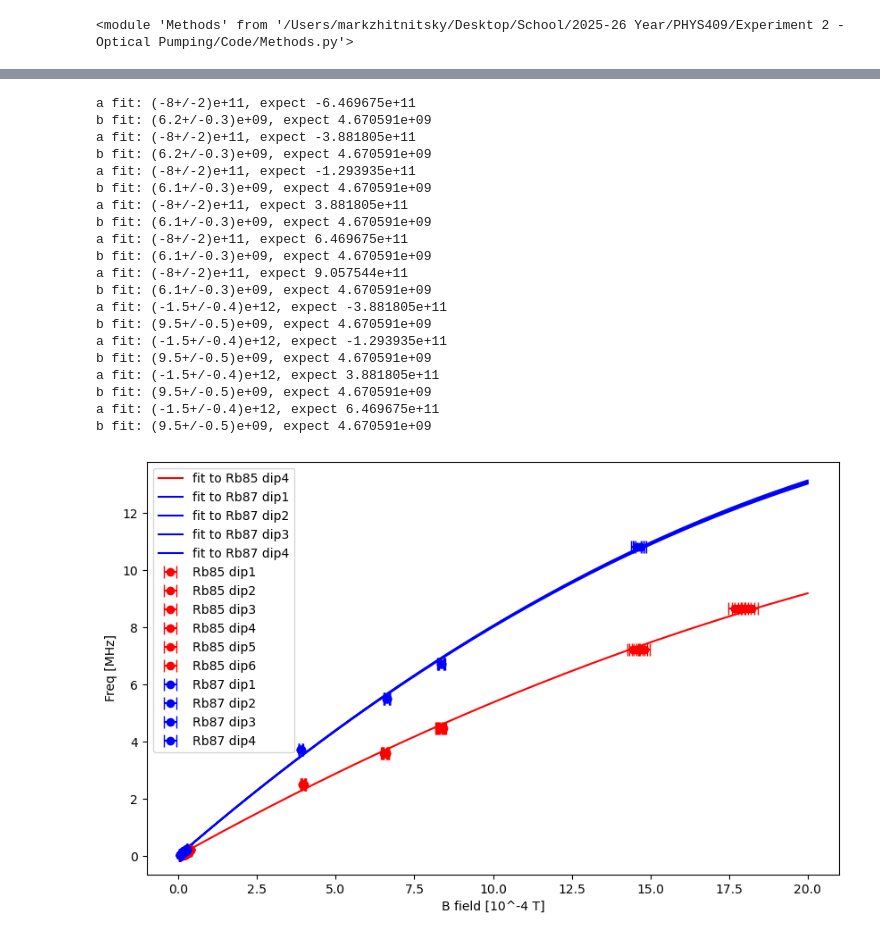
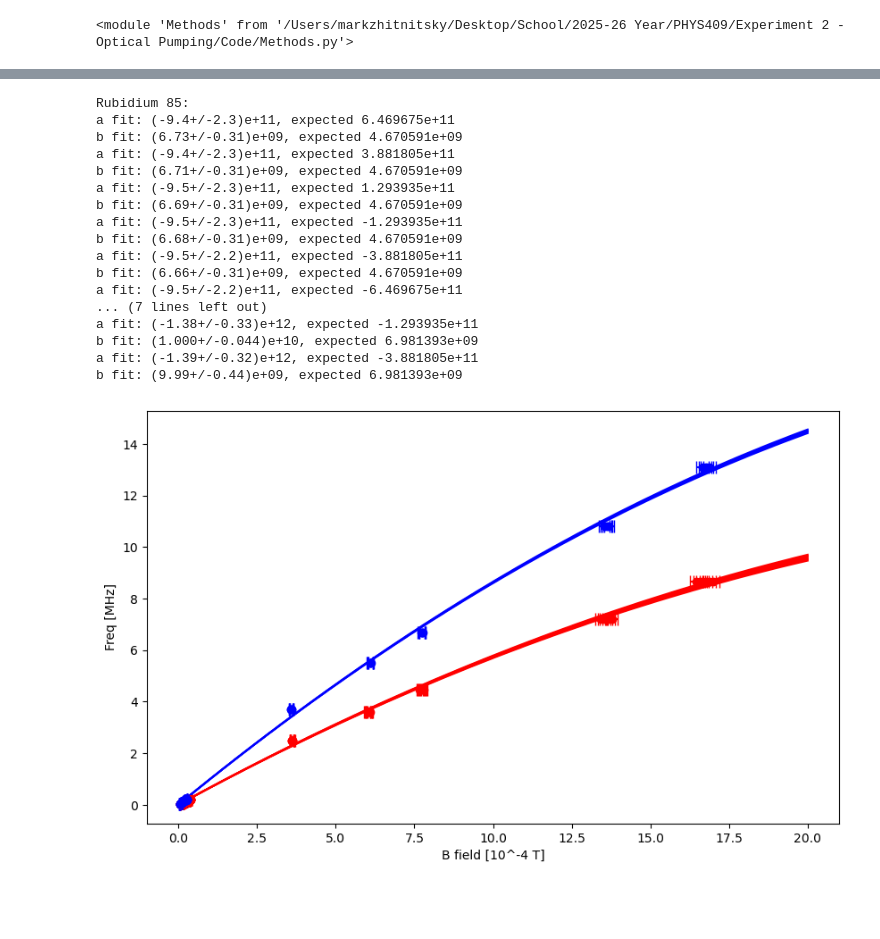
Before and after one commit to MarkZhit/PHYS409-Optical_Pumping, a Jupyter notebook: quadraticZeemanAnalysis.ipynb, the cells around one changed output, grey strips where cells are left out. Drawn from its saved outputs; the diff is of its cells as text; code cells hidden in the pictures; blank space fills up the shorter version.

```diff
--- a/quadraticZeemanAnalysis.ipynb
+++ b/quadraticZeemanAnalysis.ipynb
@@ -19,7 +19,7 @@ df1 = pd.read_csv('./models/quadraticRb85ZeemanData.csv', skiprows=2,
 df2 = pd.read_csv('./models/quadraticRb87ZeemanData.csv', skiprows=2,
                  usecols=[0,2,3,4,5,6,7,8,9], names=['Freq','dip1','udip1','dip2','udip2','dip3','udip3','dip4','udip4'])
 
-bAdjustment = 1.034
+bAdjustment = 1 # put it into the csv data now
 
 freqLow = df0['Freq'].values / 1000 # MHz
 freq85High = df1['Freq'].values # MHz
@@ -168,74 +246,73 @@ def fitQuadraticZeeman(B, uB, freq, Mf):
 
 # use scipy.odr to fit with the B field uncertainty (only have xerr, no yerr)
 # %%
-a85d1,b85d1, a85d1Expected, b85d1Expected, output85d1 = fitQuadraticZeeman(Rb85HighD1, uRb85HighD1,freq85High, 3)
-a85d2,b85d2, a85d2Expected, b85d2Expected, output85d2 = fitQuadraticZeeman(Rb85HighD2, uRb85HighD2, freq85High, 2)
-a85d3,b85d3, a85d3Expected, b85d3Expected, output85d3 = fitQuadraticZeeman(Rb85HighD3, uRb85HighD3, freq85High, 1)
-a85d5,b85d5, a85d5Expected, b85d5Expected, output85d4 = fitQuadraticZeeman(Rb85HighD4, uRb85HighD4, freq85High, -1)
-a85d5,b85d5, a85d5Expected, b85d5Expected, output85d5 = fitQuadraticZeeman(Rb85HighD5, uRb85HighD5, freq85High, -2)
-a85d6,b85d6, a85d6Expected, b85d6Expected, output85d6 = fitQuadraticZeeman(Rb85HighD6, uRb85HighD6, freq85High, -3)
+print("Rubidium 85:")
+a85d1,b85d1, a85d1Expected, b85d1Expected, output85d1 = fitQuadraticZeeman_85(Rb85HighD1, uRb85HighD1,freq85High, -2)
+a85d2,b85d2, a85d2Expected, b85d2Expected, output85d2 = fitQuadraticZeeman_85(Rb85HighD2, uRb85HighD2, freq85High, -1)
+a85d3,b85d3, a85d3Expected, b85d3Expected, output85d3 = fitQuadraticZeeman_85(Rb85HighD3, uRb85HighD3, freq85High, 0)
+a85d5,b85d5, a85d5Expected, b85d5Expected, output85d4 = fitQuadraticZeeman_85(Rb85HighD4, uRb85HighD4, freq85High, 1)
+a85d5,b85d5, a85d5Expected, b85d5Expected, output85d5 = fitQuadraticZeeman_85(Rb85HighD5, uRb85HighD5, freq85High, 2)
+a85d6,b85d6, a85d6Expected, b85d6Expected, output85d6 = fitQuadraticZeeman_85(Rb85HighD6, uRb85HighD6, freq85High, 3)
 
-a87d1,b87d1, a87d1Expected, b87d1Expected, output87d1 = fitQuadraticZeeman(Rb87HighD1, uRb87HighD1, freq87High, 2)
-a87d2,b87d2, a87d2Expected, b87d2Expected, output87d2 = fitQuadraticZeeman(Rb87HighD2, uRb87HighD2, freq87High, 1)
-a87d3,b87d3, a87d3Expected, b87d3Expected, output87d3 = fitQuadraticZeeman(Rb87HighD3, uRb87HighD3, freq87High, -1)
-a87d4,b87d4, a87d4Expected, b87d4Expected, output87d4 = fitQuadraticZeeman(Rb87HighD4, uRb87HighD4, freq87High, -2)
+print("\nRubidium 87:")
+a87d1,b87d1, a87d1Expected, b87d1Expected, output87d1 = fitQuadraticZeeman_87(Rb87HighD1, uRb87HighD1, freq87High, -1)
+a87d2,b87d2, a87d2Expected, b87d2Expected, output87d2 = fitQuadraticZeeman_87(Rb87HighD2, uRb87HighD2, freq87High, 0)
+a87d3,b87d3, a87d3Expected, b87d3Expected, output87d3 = fitQuadraticZeeman_87(Rb87HighD3, uRb87HighD3, freq87High, 1)
+a87d4,b87d4, a87d4Expected, b87d4Expected, output87d4 = fitQuadraticZeeman_87(Rb87HighD4, uRb87HighD4, freq87High, 2)
 
 bFullAxis = np.linspace(0,20/10**4)
 # %% [output]
-a fit: (-8+/-2)e+11, expect -6.469675e+11
-b fit: (6.2+/-0.3)e+09, expect 4.670591e+09
-a fit: (-8+/-2)e+11, expect -3.881805e+11
-b fit: (6.2+/-0.3)e+09, expect 4.670591e+09
-a fit: (-8+/-2)e+11, expect -1.293935e+11
-b fit: (6.1+/-0.3)e+09, expect 4.670591e+09
-a fit: (-8+/-2)e+11, expect 3.881805e+11
-b fit: (6.1+/-0.3)e+09, expect 4.670591e+09
-a fit: (-8+/-2)e+11, expect 6.469675e+11
-b fit: (6.1+/-0.3)e+09, expect 4.670591e+09
-a fit: (-8+/-2)e+11, expect 9.057544e+11
-b fit: (6.1+/-0.3)e+09, expect 4.670591e+09
-a fit: (-1.5+/-0.4)e+12, expect -3.881805e+11
-b fit: (9.5+/-0.5)e+09, expect 4.670591e+09
-a fit: (-1.5+/-0.4)e+12, expect -1.293935e+11
-b fit: (9.5+/-0.5)e+09, expect 4.670591e+09
-a fit: (-1.5+/-0.4)e+12, expect 3.881805e+11
-b fit: (9.5+/-0.5)e+09, expect 4.670591e+09
-a fit: (-1.5+/-0.4)e+12, expect 6.469675e+11
-b fit: (9.5+/-0.5)e+09, expect 4.670591e+09
+Rubidium 85:
+a fit: (-9.4+/-2.3)e+11, expected 6.469675e+11
+b fit: (6.73+/-0.31)e+09, expected 4.670591e+09
+a fit: (-9.4+/-2.3)e+11, expected 3.881805e+11
+b fit: (6.71+/-0.31)e+09, expected 4.670591e+09
+a fit: (-9.5+/-2.3)e+11, expected 1.293935e+11
+b fit: (6.69+/-0.31)e+09, expected 4.670591e+09
+a fit: (-9.5+/-2.3)e+11, expected -1.293935e+11
+b fit: (6.68+/-0.31)e+09, expected 4.670591e+09
+a fit: (-9.5+/-2.2)e+11, expected -3.881805e+11
+b fit: (6.66+/-0.31)e+09, expected 4.670591e+09
+a fit: (-9.5+/-2.2)e+11, expected -6.469675e+11
+... (7 lines left out)
+a fit: (-1.38+/-0.33)e+12, expected -1.293935e+11
+b fit: (1.000+/-0.044)e+10, expected 6.981393e+09
+a fit: (-1.39+/-0.32)e+12, expected -3.881805e+11
+b fit: (9.99+/-0.44)e+09, expected 6.981393e+09
 # %%
 plt.figure(figsize=(10, 6))
 plt.errorbar(Rb85d1 * 10**4, freq85, xerr=uRb85d1 * 10**4, capsize=5, label='Rb85 dip1', fmt='o', color='red')
 plt.errorbar(Rb85d2 * 10**4, freq85, xerr=uRb85d2 * 10**4, capsize=5, label='Rb85 dip2', fmt='o', color='red')
 plt.errorbar(Rb85d3 * 10**4, freq85, xerr=uRb85d3 * 10**4, capsize=5, label='Rb85 dip3', fmt='o', color='red')
 plt.errorbar(Rb85d4 * 10**4, freq85, xerr=uRb85d4 * 10**4, capsize=5, label='Rb85 dip4', fmt='o', color='red')
 plt.errorbar(Rb85d5 * 10**4, freq85, xerr=uRb85d5 * 10**4, capsize=5, label='Rb85 dip5', fmt='o', color='red')
 plt.errorbar(Rb85d6 * 10**4, freq85, xerr=uRb85d6 * 10**4, capsize=5, label='Rb85 dip6', fmt='o', color='red')
 
 plt.errorbar(Rb87d1 * 10**4, freq87, xerr=uRb87d1 * 10**4, capsize=5, label='Rb87 dip1', fmt='o', color='blue')
 plt.errorbar(Rb87d2 * 10**4, freq87, xerr=uRb87d2 * 10**4, capsize=5, label='Rb87 dip2', fmt='o', color='blue')
 plt.errorbar(Rb87d3 * 10**4, freq87, xerr=uRb87d3 * 10**4, capsize=5, label='Rb87 dip3', fmt='o', color='blue')
 plt.errorbar(Rb87d4 * 10**4, freq87, xerr=uRb87d4 * 10**4, capsize=5, label='Rb87 dip4', fmt='o', color='blue')
 
 
-# plt.plot(bFullAxis * 10**4, quadratic_0intercept(output85d1.beta, bFullAxis) / 10**6, label='fit to Rb85 dip1', color='red')
-# plt.plot(bFullAxis * 10**4, quadratic_0intercept(output85d2.beta, bFullAxis) / 10**6, label='fit to Rb85 dip2', color='red')
-# plt.plot(bFullAxis * 10**4, quadratic_0intercept(output85d3.beta, bFullAxis) / 10**6, label='fit to Rb85 dip3', color='red')
+plt.plot(bFullAxis * 10**4, quadratic_0intercept(output85d1.beta, bFullAxis) / 10**6, label='fit to Rb85 dip1', color='red')
+plt.plot(bFullAxis * 10**4, quadratic_0intercept(output85d2.beta, bFullAxis) / 10**6, label='fit to Rb85 dip2', color='red')
+plt.plot(bFullAxis * 10**4, quadratic_0intercept(output85d3.beta, bFullAxis) / 10**6, label='fit to Rb85 dip3', color='red')
 plt.plot(bFullAxis * 10**4, quadratic_0intercept(output85d4.beta, bFullAxis) / 10**6, label='fit to Rb85 dip4', color='red')
-# plt.plot(bFullAxis * 10**4, quadratic_0intercept(output85d5.beta, bFullAxis) / 10**6, label='fit to Rb85 dip5', color='red')
-# plt.plot(bFullAxis * 10**4, quadratic_0intercept(output85d6.beta, bFullAxis) / 10**6, label='fit to Rb85 dip6', color='red')
+plt.plot(bFullAxis * 10**4, quadratic_0intercept(output85d5.beta, bFullAxis) / 10**6, label='fit to Rb85 dip5', color='red')
+plt.plot(bFullAxis * 10**4, quadratic_0intercept(output85d6.beta, bFullAxis) / 10**6, label='fit to Rb85 dip6', color='red')
 
 plt.plot(bFullAxis * 10**4, quadratic_0intercept(output87d1.beta, bFullAxis) / 10**6, label='fit to Rb87 dip1', color='blue')
 plt.plot(bFullAxis * 10**4, quadratic_0intercept(output87d2.beta, bFullAxis) / 10**6, label='fit to Rb87 dip2', color='blue')
 plt.plot(bFullAxis * 10**4, quadratic_0intercept(output87d3.beta, bFullAxis) / 10**6, label='fit to Rb87 dip3', color='blue')
 plt.plot(bFullAxis * 10**4, quadratic_0intercept(output87d4.beta, bFullAxis) / 10**6, label='fit to Rb87 dip4', color='blue')
 
 # Labels and formatting
 plt.ylabel('Freq [MHz]')
 plt.xlabel('B field [10^-4 T]')
 # plt.title('B for transmission')
-plt.legend()
-plt.savefig("./figures/gfactor quadratic range Mar13", dpi=300)
+# plt.legend()
+plt.savefig("./figures/gfactor quadratic range Mar18", dpi=300)
 
 plt.show()
 # %% [output]
-[figure, old version]
+[figure, new version]
```
Also changed, not shown: parts of 4 cells of this notebook, 38 other files.
